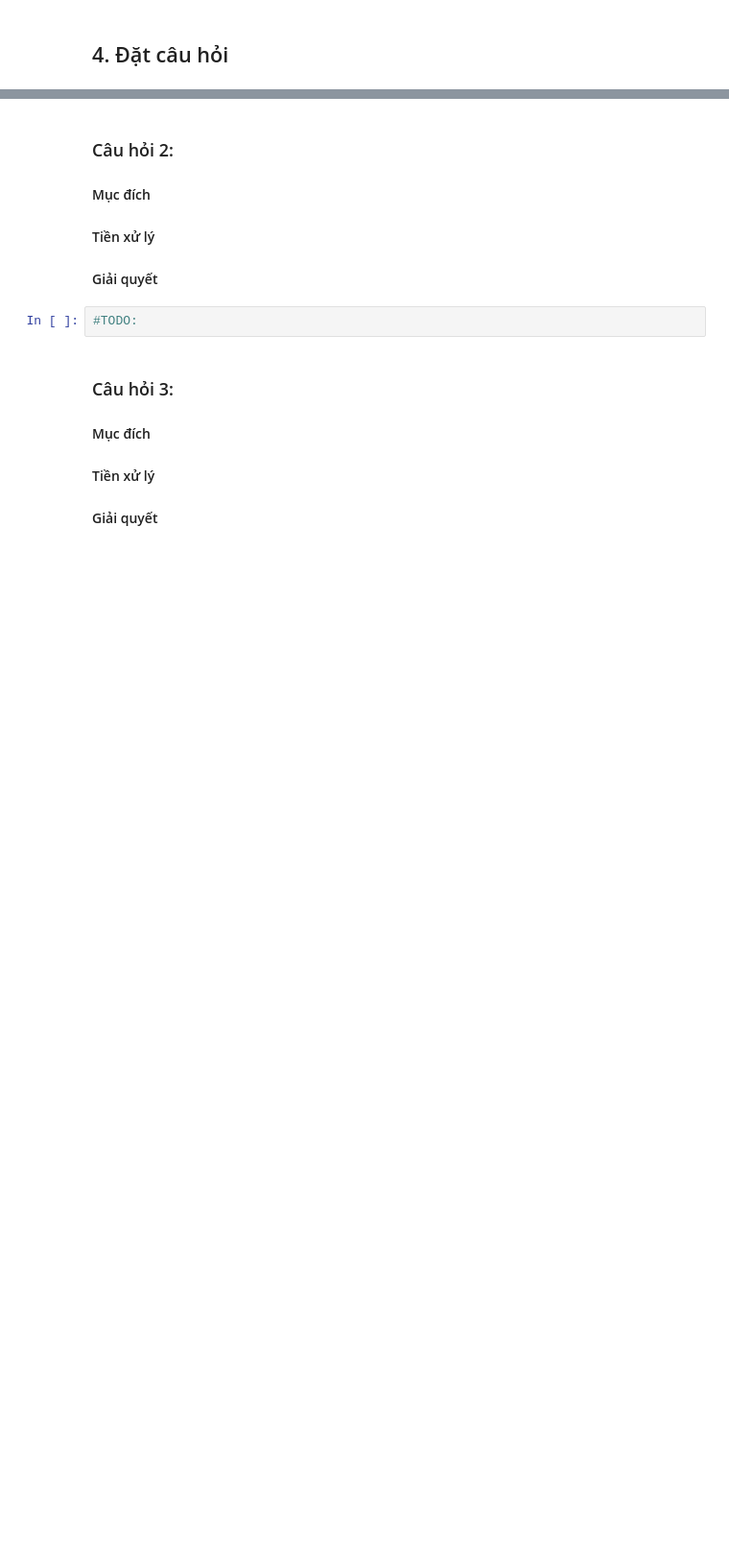
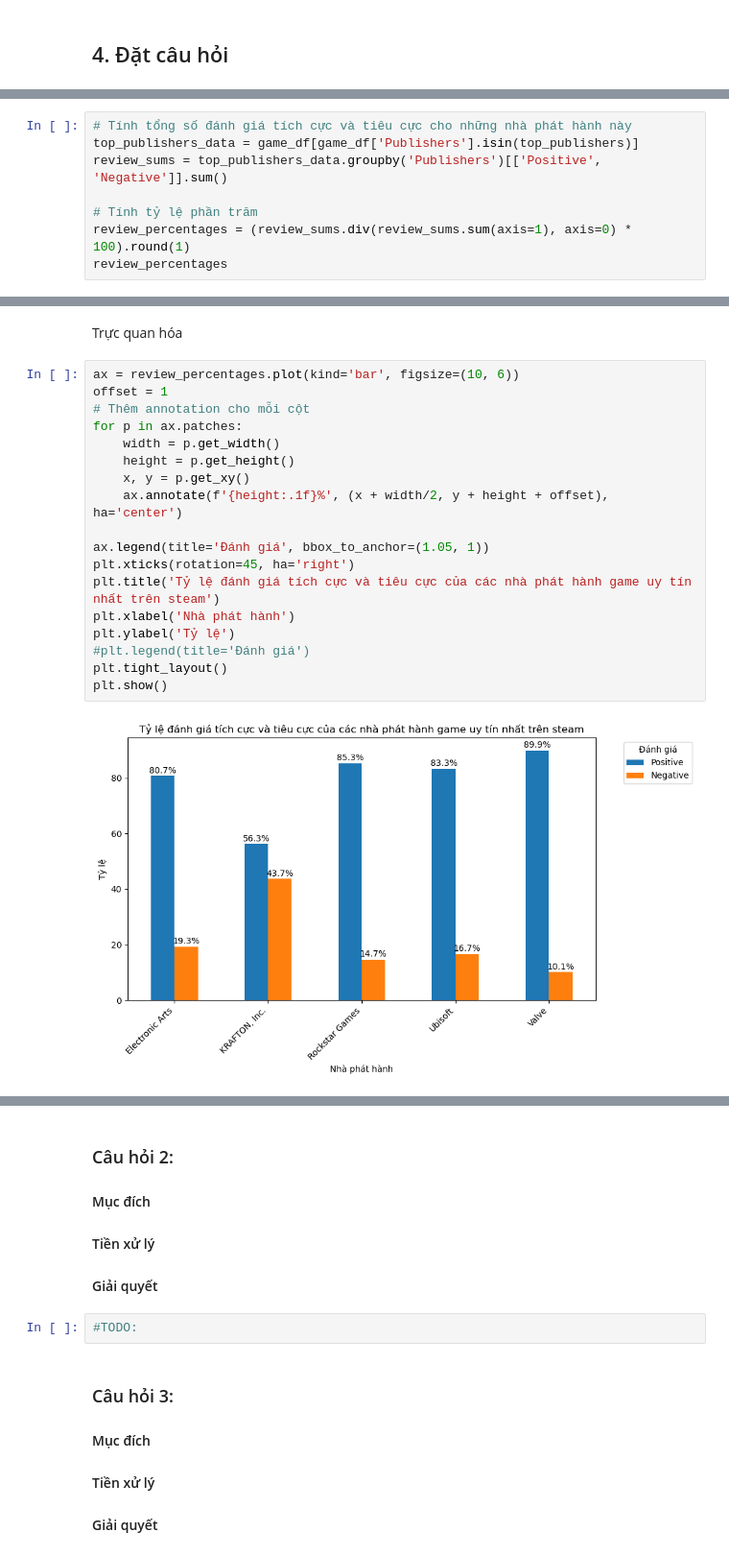
Before and after one commit to NamPhuonn/Final_project_data_science, a Jupyter notebook: final_project.ipynb, the cells around one changed output, grey strips where cells are left out. Shown at 96% size. Cells and saved outputs as stored; diff of their text form; blank space fills up the shorter version.

```diff
--- a/final_project.ipynb
+++ b/final_project.ipynb
@@ -298,0 +336,8 @@ cat_col_info_df
+# %%
+# Tính tổng số đánh giá tích cực và tiêu cực cho những nhà phát hành này
+top_publishers_data = game_df[game_df['Publishers'].isin(top_publishers)]
+review_sums = top_publishers_data.groupby('Publishers')[['Positive', 'Negative']].sum()
+
+# Tính tỷ lệ phần trăm
+review_percentages = (review_sums.div(review_sums.sum(axis=1), axis=0) * 100).round(1)
+review_percentages
@@ -298,0 +352,22 @@ cat_col_info_df
+# %% [markdown]
+Trực quan hóa
+# %%
+ax = review_percentages.plot(kind='bar', figsize=(10, 6))
+offset = 1
+# Thêm annotation cho mỗi cột
+for p in ax.patches:
+    width = p.get_width()
+    height = p.get_height()
+    x, y = p.get_xy()
+    ax.annotate(f'{height:.1f}%', (x + width/2, y + height + offset), ha='center')
+
+ax.legend(title='Đánh giá', bbox_to_anchor=(1.05, 1))
+plt.xticks(rotation=45, ha='right')
+plt.title('Tỷ lệ đánh giá tích cực và tiêu cực của các nhà phát hành game uy tín nhất trên steam')
+plt.xlabel('Nhà phát hành')
+plt.ylabel('Tỷ lệ')
+#plt.legend(title='Đánh giá')
+plt.tight_layout()
+plt.show()
+# %% [output]
+[figure, added]
```
Also changed, not shown: parts of 9 cells of this notebook.
